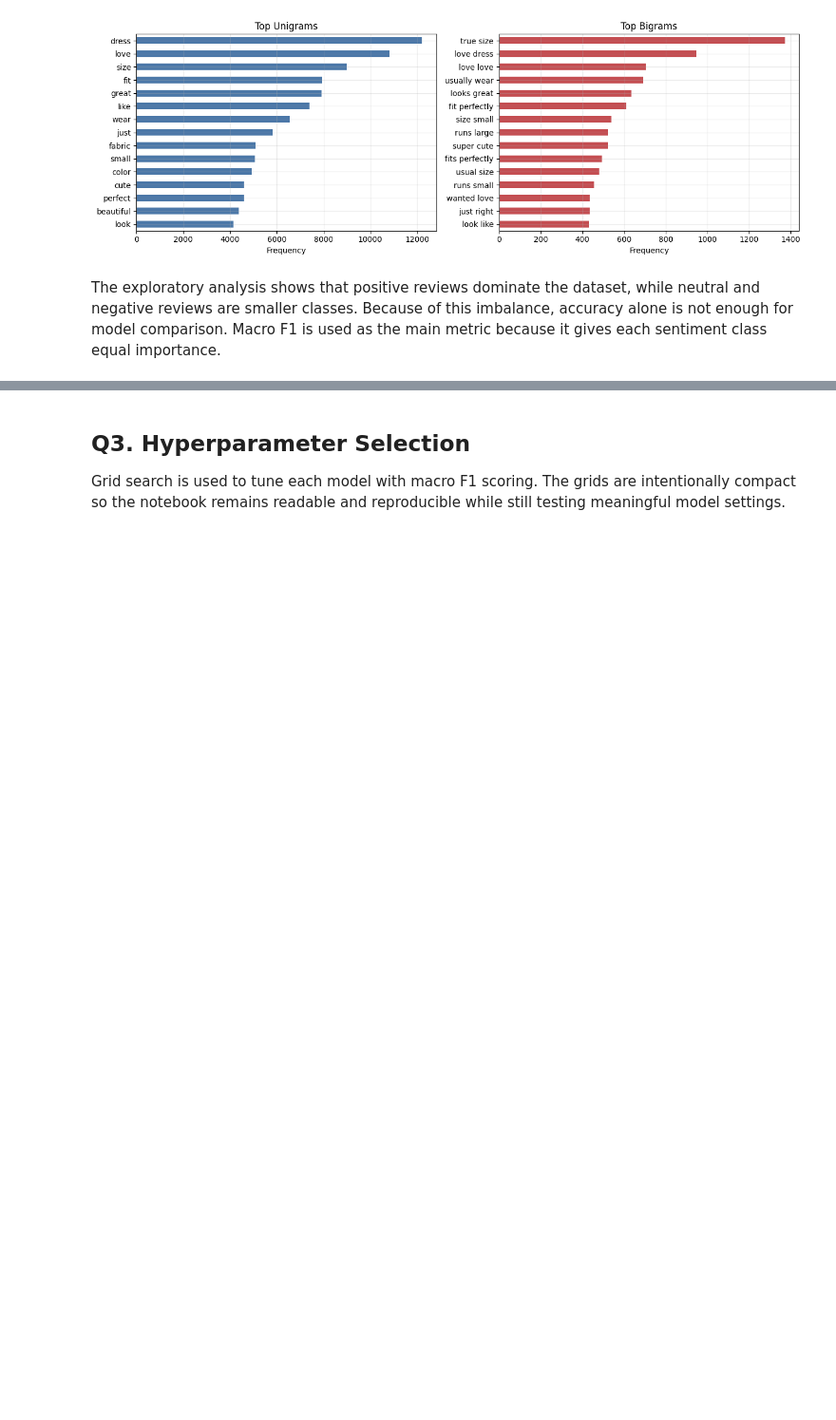
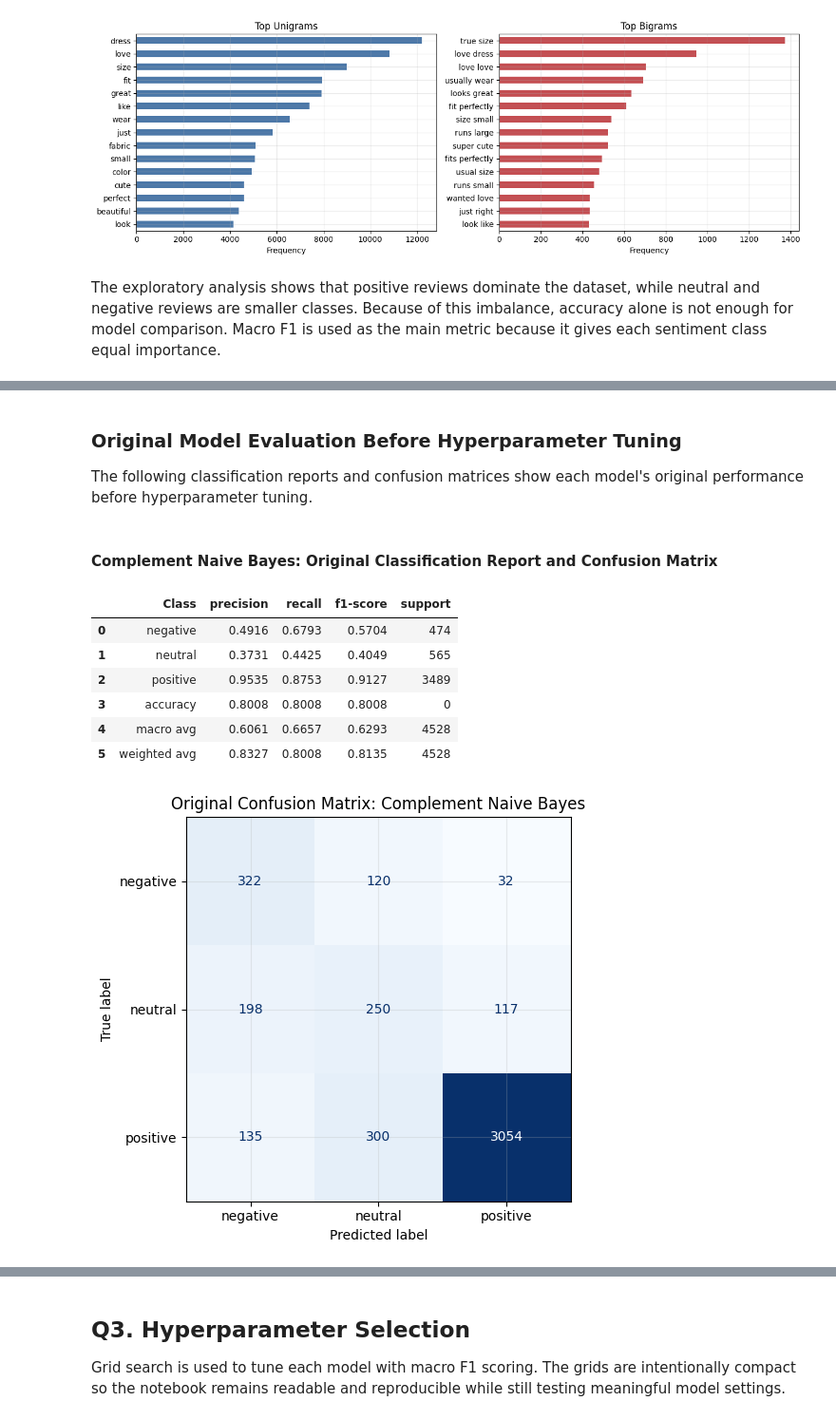
Before and after one commit to Nic0111/sentiment-analysis-text-classification, a Jupyter notebook: notebooks/part_b_sentiment_classification.ipynb, the cells around one changed output, grey strips where cells are left out. Shown at 95% size. Saved outputs shown, nothing was run; the diff lists cells and outputs as text; code cells hidden in the pictures; blank space fills up the shorter version.

```diff
--- a/notebooks/part_b_sentiment_classification.ipynb
+++ b/notebooks/part_b_sentiment_classification.ipynb
@@ -455,0 +530,28 @@ plt.show()
+# %% [markdown]
+### Original Model Evaluation Before Hyperparameter Tuning
+
+The following classification reports and confusion matrices show each model's original performance before hyperparameter tuning.
+# %% [markdown]
+#### Complement Naive Bayes: Original Classification Report and Confusion Matrix
+# %%
+model_name = 'Complement Naive Bayes'
+original_predictions = baseline_predictions[model_name]
+
+notebook_display(classification_report_table(y_test, original_predictions))
+
+cm = confusion_matrix(y_test, original_predictions, labels=SENTIMENT_ORDER)
+matrix_display = ConfusionMatrixDisplay(confusion_matrix=cm, display_labels=SENTIMENT_ORDER)
+fig, ax = plt.subplots(figsize=(6, 5))
+matrix_display.plot(ax=ax, cmap='Blues', values_format='d', colorbar=False)
+ax.set_title(f'Original Confusion Matrix: {model_name}')
+plt.tight_layout()
+plt.show()
+# %% [output]
+|  | Class | precision | recall | f1-score | support |
+| 0 | negative | 0.4916 | 0.6793 | 0.5704 | 474 |
+| 1 | neutral | 0.3731 | 0.4425 | 0.4049 | 565 |
+| 2 | positive | 0.9535 | 0.8753 | 0.9127 | 3489 |
+| 3 | accuracy | 0.8008 | 0.8008 | 0.8008 | 0 |
+| 4 | macro avg | 0.6061 | 0.6657 | 0.6293 | 4528 |
+| 5 | weighted avg | 0.8327 | 0.8008 | 0.8135 | 4528 |
+[figure, added]
```
Also changed, not shown: parts of 44 cells of this notebook, 2 other files.
